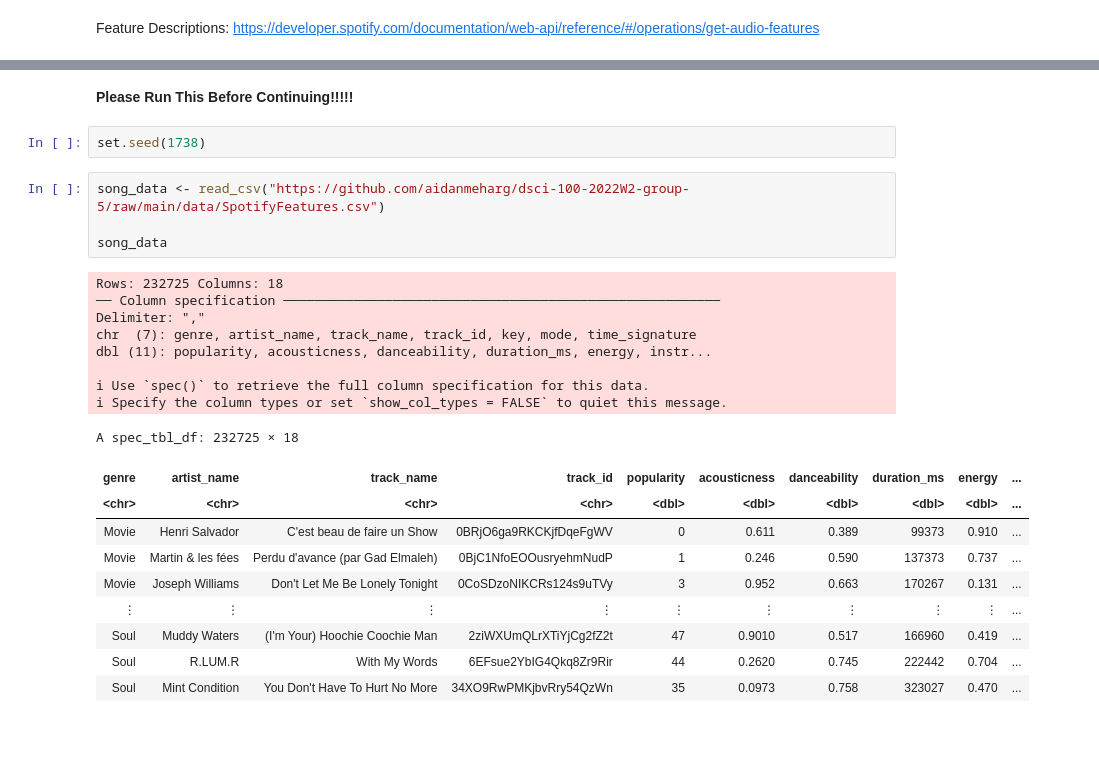
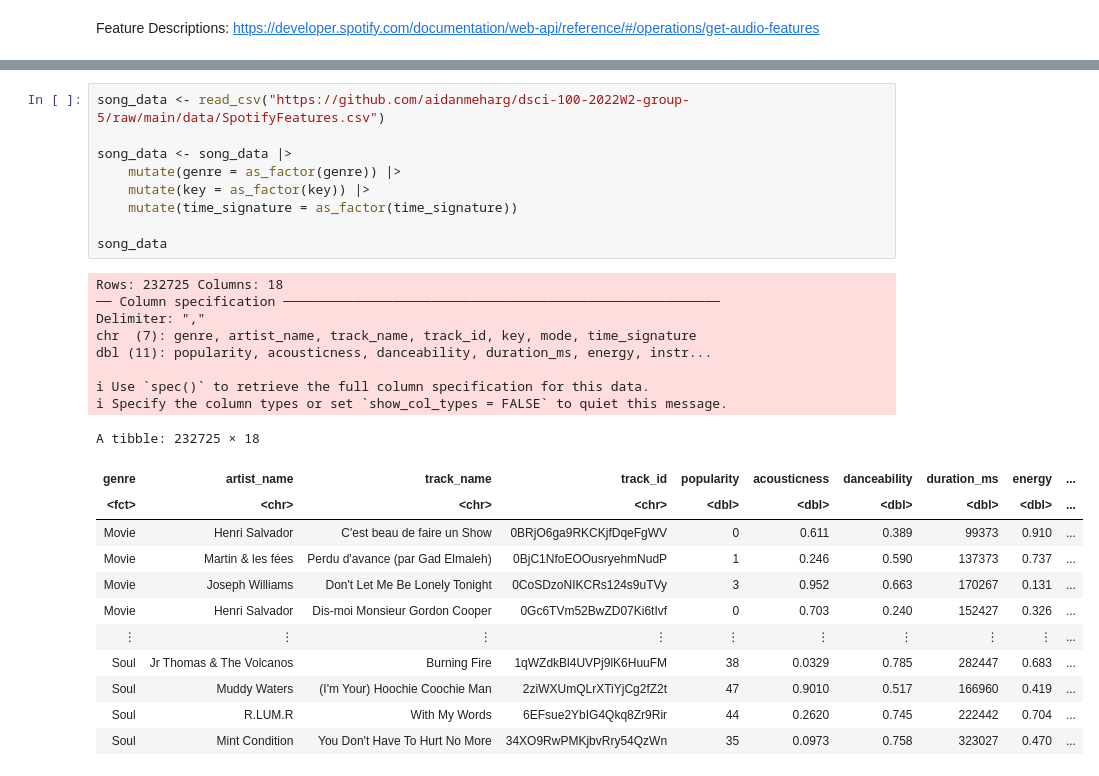
Before and after one commit to aidanmeharg/dsci-100-2022W2-group-5, a Jupyter notebook: group_5_proposal.ipynb, the cells around one changed output, grey strips where cells are left out. Drawn from its saved outputs; the diff is of its cells as text; blank space fills up the shorter version.

```diff
--- a/group_5_proposal.ipynb
+++ b/group_5_proposal.ipynb
@@ -32,27 +12,30 @@ options(repr.matrix.max.rows = 6)
-# %% [markdown]
-**Please Run This Before Continuing!!!!!**
-# %%
-set.seed(1738)
 # %%
 song_data <- read_csv("https://github.com/aidanmeharg/dsci-100-2022W2-group-5/raw/main/data/SpotifyFeatures.csv")
 
+song_data <- song_data |>
+    mutate(genre = as_factor(genre)) |>
+    mutate(key = as_factor(key)) |>
+    mutate(time_signature = as_factor(time_signature))
+
 song_data
 # %% [output]
 Rows: 232725 Columns: 18
 ── Column specification ────────────────────────────────────────────────────────
 Delimiter: ","
 chr  (7): genre, artist_name, track_name, track_id, key, mode, time_signature
 dbl (11): popularity, acousticness, danceability, duration_ms, energy, instr...
 
 ℹ Use `spec()` to retrieve the full column specification for this data.
 ℹ Specify the column types or set `show_col_types = FALSE` to quiet this message.
-A spec_tbl_df: 232725 × 18
+A tibble: 232725 × 18
 | genre | artist_name | track_name | track_id | popularity | acousticness | danceability | duration_ms | energy | ... |
-| <chr> | <chr> | <chr> | <chr> | <dbl> | <dbl> | <dbl> | <dbl> | <dbl> | ... |
+| <fct> | <chr> | <chr> | <chr> | <dbl> | <dbl> | <dbl> | <dbl> | <dbl> | ... |
 | Movie | Henri Salvador | C'est beau de faire un Show | 0BRjO6ga9RKCKjfDqeFgWV | 0 | 0.611 | 0.389 | 99373 | 0.910 | ... |
 | Movie | Martin & les fées | Perdu d'avance (par Gad Elmaleh) | 0BjC1NfoEOOusryehmNudP | 1 | 0.246 | 0.590 | 137373 | 0.737 | ... |
 | Movie | Joseph Williams | Don't Let Me Be Lonely Tonight | 0CoSDzoNIKCRs124s9uTVy | 3 | 0.952 | 0.663 | 170267 | 0.131 | ... |
+| Movie | Henri Salvador | Dis-moi Monsieur Gordon Cooper | 0Gc6TVm52BwZD07Ki6tIvf | 0 | 0.703 | 0.240 | 152427 | 0.326 | ... |
 | ⋮ | ⋮ | ⋮ | ⋮ | ⋮ | ⋮ | ⋮ | ⋮ | ⋮ | ... |
+| Soul | Jr Thomas & The Volcanos | Burning Fire | 1qWZdkBl4UVPj9lK6HuuFM | 38 | 0.0329 | 0.785 | 282447 | 0.683 | ... |
 | Soul | Muddy Waters | (I'm Your) Hoochie Coochie Man | 2ziWXUmQLrXTiYjCg2fZ2t | 47 | 0.9010 | 0.517 | 166960 | 0.419 | ... |
 | Soul | R.LUM.R | With My Words | 6EFsue2YbIG4Qkq8Zr9Rir | 44 | 0.2620 | 0.745 | 222442 | 0.704 | ... |
 | Soul | Mint Condition | You Don't Have To Hurt No More | 34XO9RwPMKjbvRry54QzWn | 35 | 0.0973 | 0.758 | 323027 | 0.470 | ... |
```
Also changed, not shown: parts of 18 cells of this notebook.
